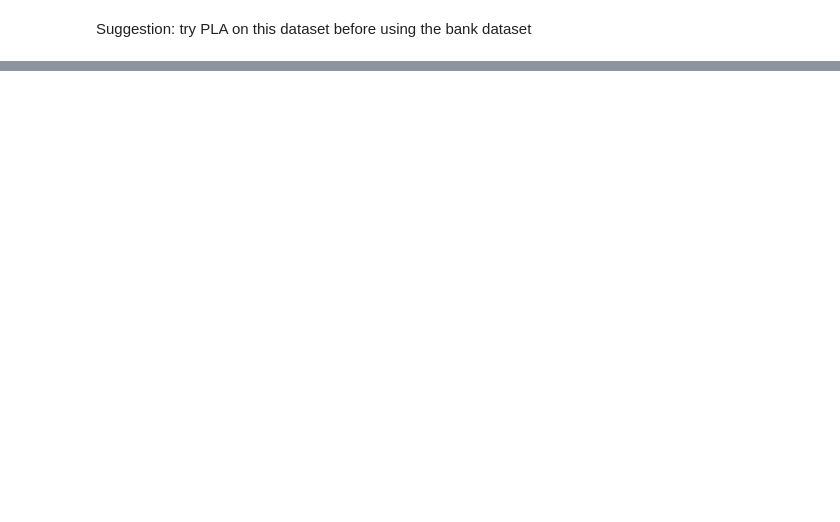
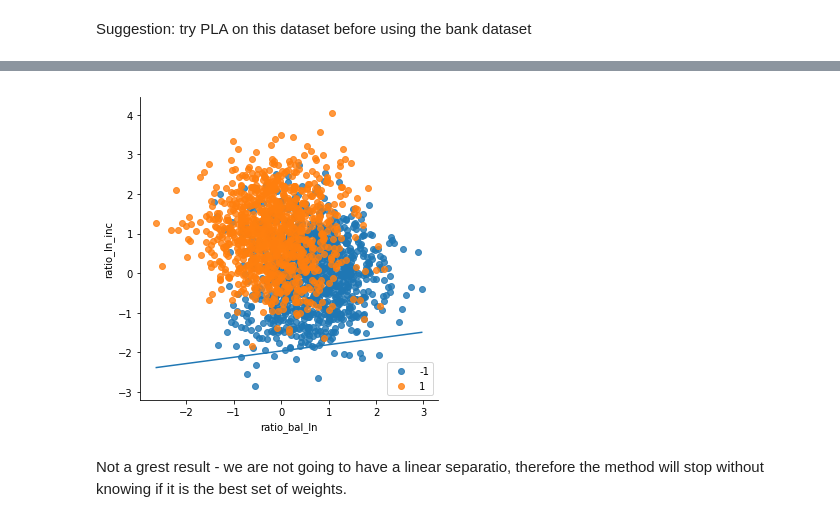
Before and after one commit to vipulpopat/MSCAI_Sem1_Etivity1, a Jupyter notebook: Etivity1.ipynb, the cells around one changed output, grey strips where cells are left out. Drawn from its saved outputs; the diff is of its cells as text; code cells hidden in the pictures; blank space fills up the shorter version.

```diff
--- a/Etivity1.ipynb
+++ b/Etivity1.ipynb
@@ -623,0 +708,34 @@ def calc_error(training_in, training_out, weights):
+# %%
+# sing the selected inputs ratio_bal_ln & ratio_ln_inc
+X2 = df2[['ratio_bal_ln', 'ratio_ln_inc']].values
+y2 = df2['subscribed'].values
+
+from sklearn.model_selection import train_test_split
+
+
+# before I run the PLA algoritm, I want to ensure I have a max number of iterations,
+# so I will edit the pla() method to ensure this
+# %%
+# Using the pla algoritm I pass in the Input X and out put y plus weights I need 2 + a bias
+weights2 = np.array([2,2,2])
+
+final_weights2, total_iterations2 = pla(X2, y2, weights2, 100000)
+
+print("The PLA algorithim completed with the weights: {} after {} iterations".format(final_weights2, total_iterations2))
+# %%
+x_min2 = min(X2[:,0])
+x_max2 = max(X2[:,0])
+
+a2,b2 = decision_boundary(final_weights2, x_min2, x_max2)
+
+# Use the 'hue' argument to provide a factor variable
+sns.lmplot( x="ratio_bal_ln", y="ratio_ln_inc", data=df2, fit_reg=False, hue='subscribed', legend=False)
+
+# Move the legend to an empty part of the plot
+plt.legend(loc='lower right')
+plt.plot([x_min2, x_max2], [a2, b2])
+plt.show()
+# %% [output]
+[figure, added]
+# %% [markdown]
+Not a grest result - we are not going to have a linear separatio, therefore the method will stop without knowing if it is the best set of weights.
```
Also changed, not shown: parts of 42 cells of this notebook.
